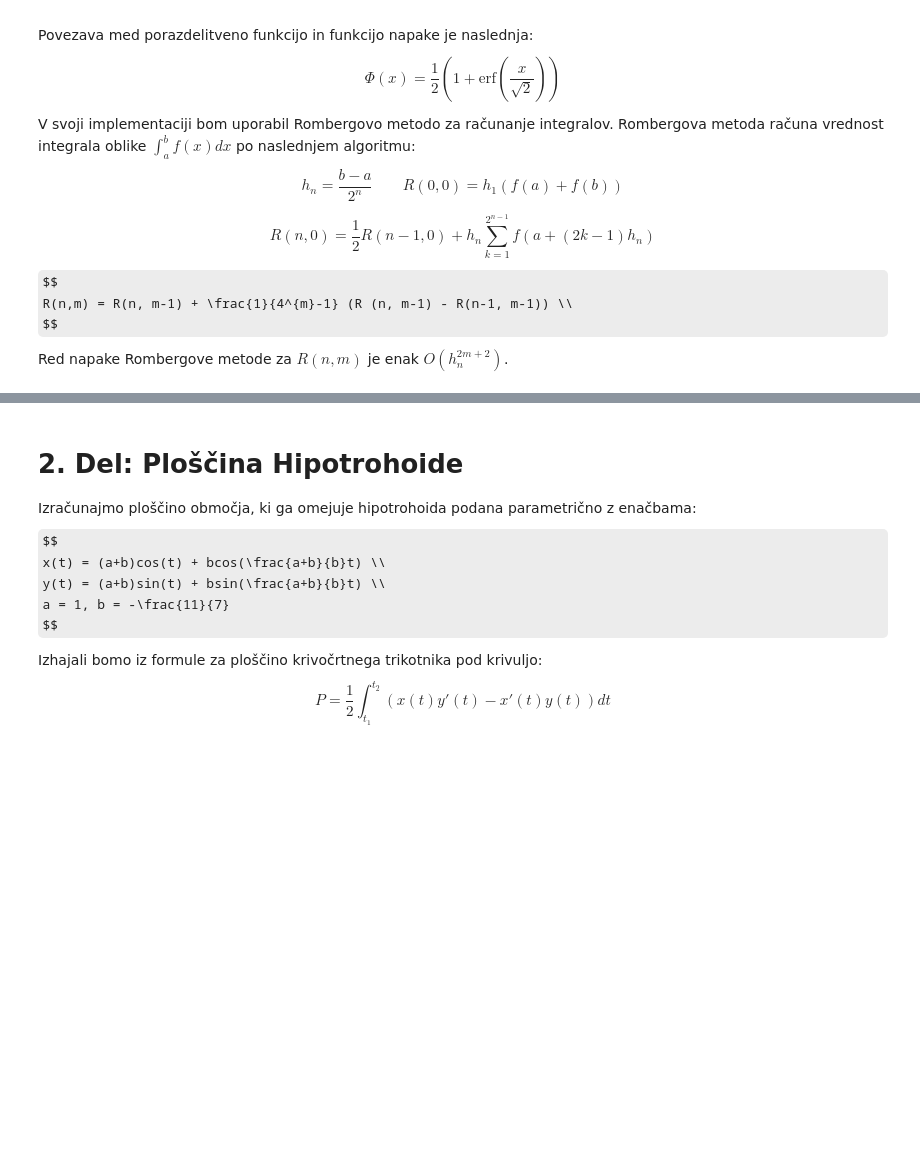
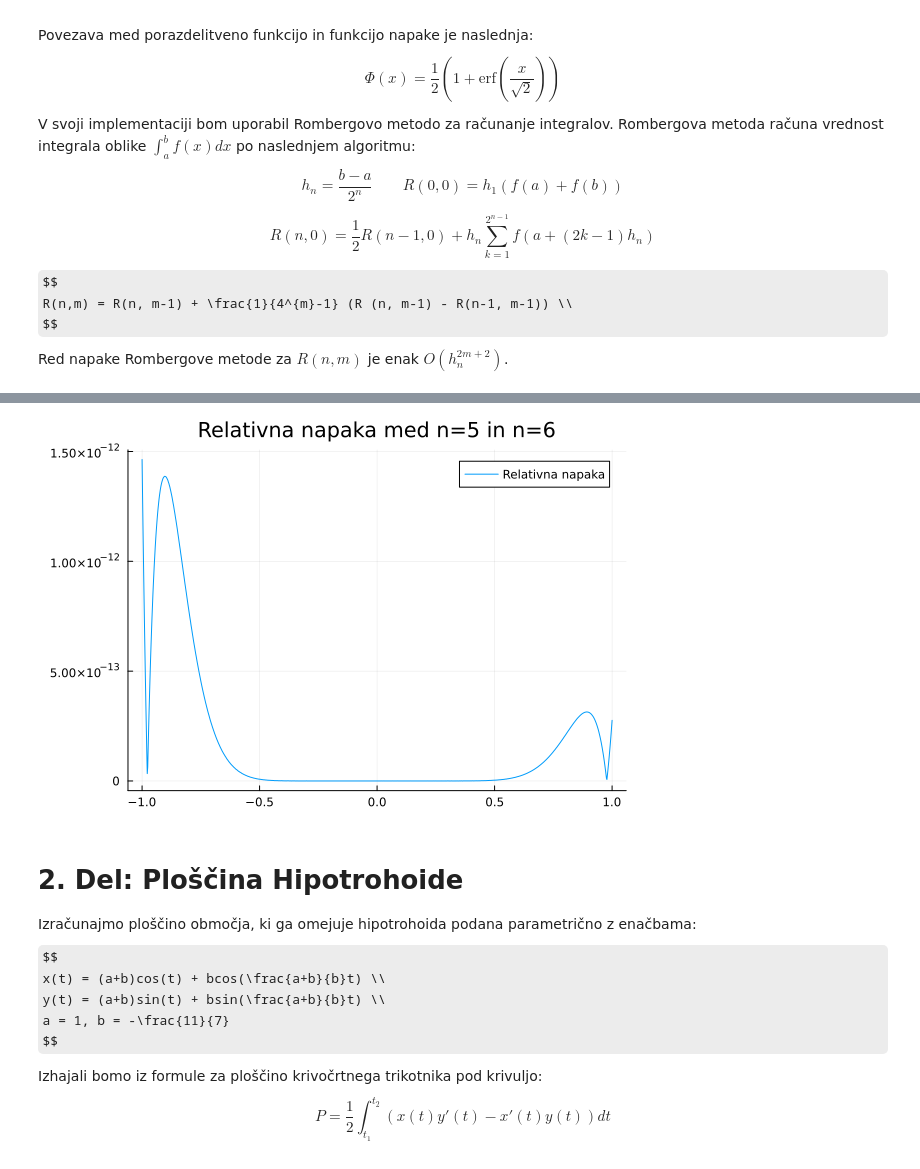
Before and after one commit to NejcHirci/NumMatHWs, a Jupyter notebook: docs/porocilo.ipynb, the cells around one changed output, grey strips where cells are left out. Drawn from its saved outputs; the diff is of its cells as text; code cells hidden in the pictures; some formulas as TeX source; blank space fills up the shorter version.

```diff
--- a/docs/porocilo.ipynb
+++ b/docs/porocilo.ipynb
@@ -55,3 +55,13 @@ plot(x_arr, rel_diff, title="Relativna napaka CDF", legend=:topleft)
+# %%
+x_arr = range(-1, 1, length=1000)
+
+# Izris grafa relativne napake z uporabo različnega števila korakov
+y_arr_low = gaussian_cdf.(x_arr, 5, 1e-10, true)
+y_arr_high = gaussian_cdf.(x_arr, 6, 1e-10, true)
+rel_dif = [abs(y_arr_low[i] - y_arr_high[i]) / abs(y_arr_high[i]) for i in 1:length(x_arr)]
+plot(x_arr, rel_dif, title="Relativna napaka med n=5 in n=6", legend=:topright, label="Relativna napaka")
+# %% [output]
+[figure, added]
 # %% [markdown]
 # 2. Del: Ploščina Hipotrohoide
 
```
Also changed, not shown: parts of 9 cells of this notebook, 5 other files.
